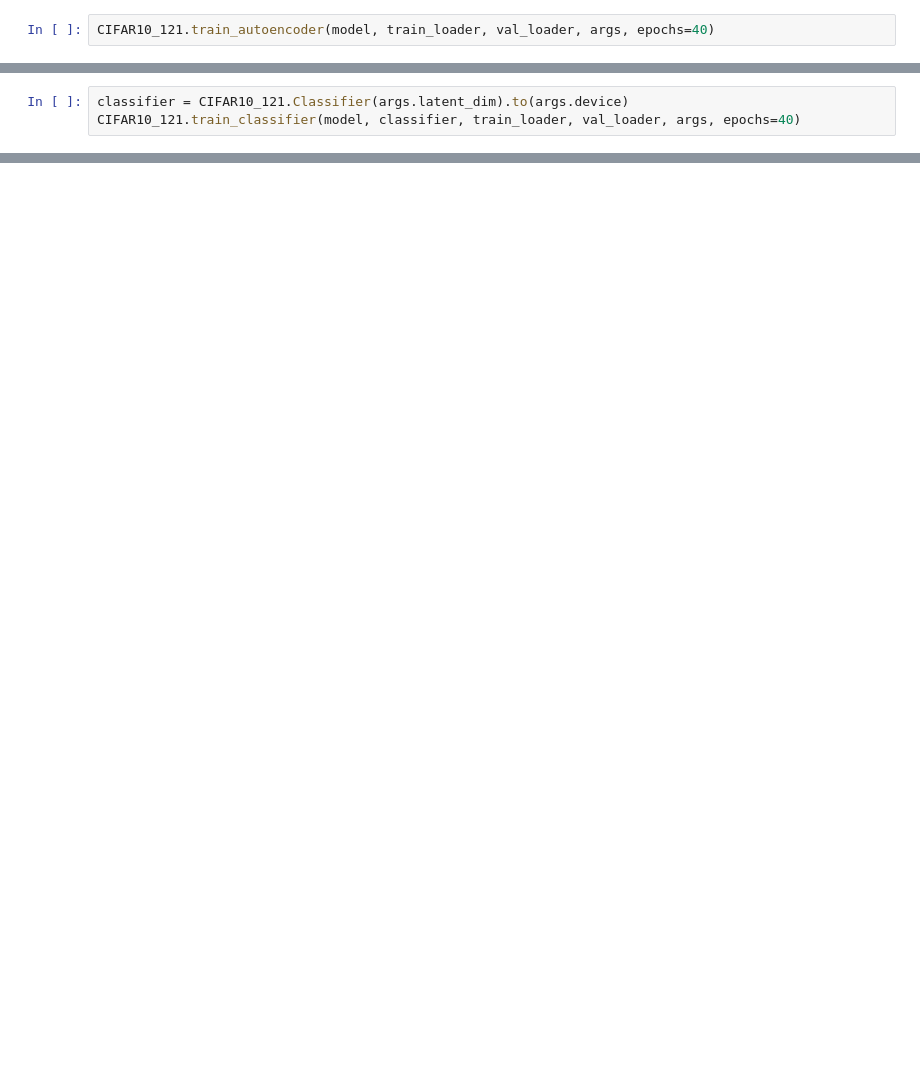
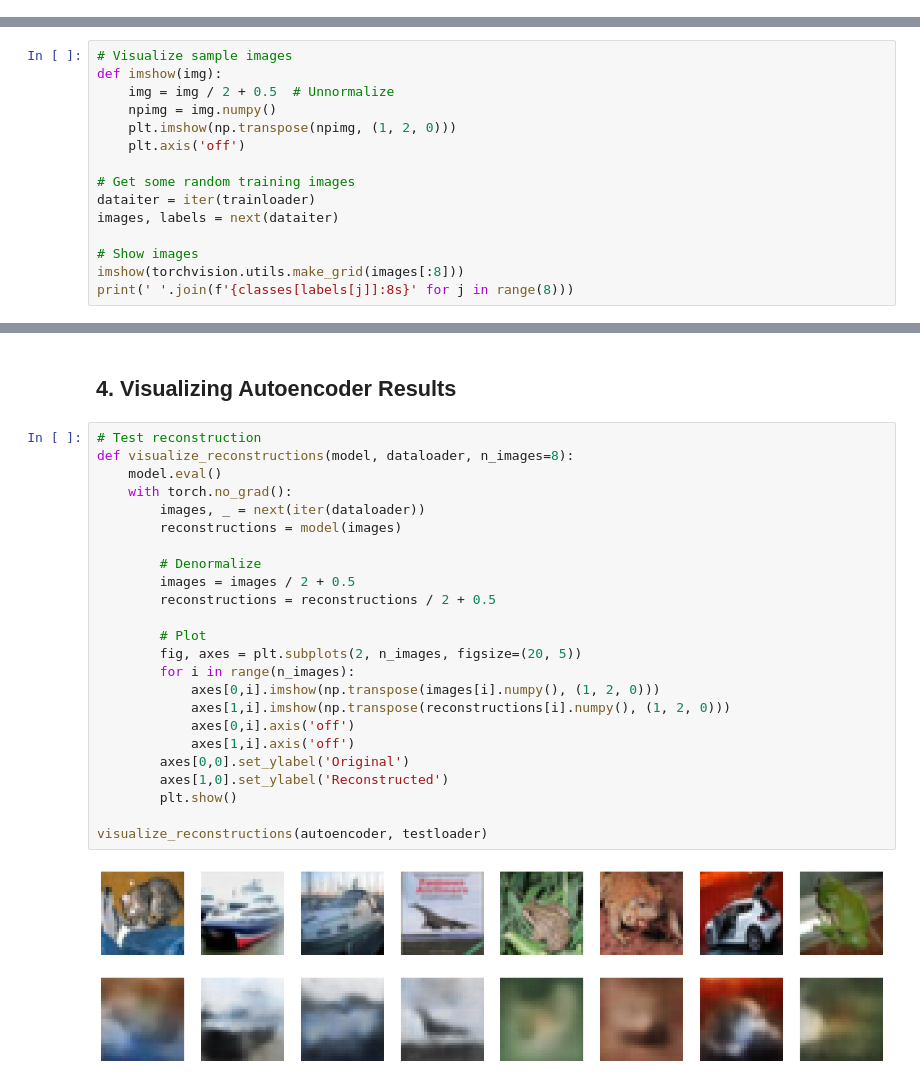
Before and after one commit to nikolro/Autoencoders-CIFAR10-MNIST, a Jupyter notebook: CIFAR10-121/CIFAR10_121.ipynb, the cells around one changed output, grey strips where cells are left out. Saved outputs shown, nothing was run; the diff lists cells and outputs as text; blank space fills up the shorter version.

Commit message:
made change to 121 and 123 in CIFAR

```diff
--- a/CIFAR10-121/CIFAR10_121.ipynb
+++ b/CIFAR10-121/CIFAR10_121.ipynb
@@ -120,2 +0,0 @@ plt.show()
-# %%
-CIFAR10_121.train_autoencoder(model, train_loader, val_loader, args, epochs=40)
@@ -178,3 +0,0 @@ plt.show()
-# %%
-classifier = CIFAR10_121.Classifier(args.latent_dim).to(args.device)
-CIFAR10_121.train_classifier(model, classifier, train_loader, val_loader, args, epochs=40)
@@ -198,0 +36,15 @@ Finished Training Classifier
+# %%
+# Visualize sample images
+def imshow(img):
+    img = img / 2 + 0.5  # Unnormalize
+    npimg = img.numpy()
+    plt.imshow(np.transpose(npimg, (1, 2, 0)))
+    plt.axis('off')
+
+# Get some random training images
+dataiter = iter(trainloader)
+images, labels = next(dataiter)
+
+# Show images
+imshow(torchvision.utils.make_grid(images[:8]))
+print(' '.join(f'{classes[labels[j]]:8s}' for j in range(8)))
@@ -198,0 +162,28 @@ Finished Training Classifier
+# %% [markdown]
+## 4. Visualizing Autoencoder Results
+# %%
+# Test reconstruction
+def visualize_reconstructions(model, dataloader, n_images=8):
+    model.eval()
+    with torch.no_grad():
+        images, _ = next(iter(dataloader))
+        reconstructions = model(images)
+
+        # Denormalize
+        images = images / 2 + 0.5
+        reconstructions = reconstructions / 2 + 0.5
+
+        # Plot
+        fig, axes = plt.subplots(2, n_images, figsize=(20, 5))
+        for i in range(n_images):
+            axes[0,i].imshow(np.transpose(images[i].numpy(), (1, 2, 0)))
+            axes[1,i].imshow(np.transpose(reconstructions[i].numpy(), (1, 2, 0)))
+            axes[0,i].axis('off')
+            axes[1,i].axis('off')
+        axes[0,0].set_ylabel('Original')
+        axes[1,0].set_ylabel('Reconstructed')
+        plt.show()
+
+visualize_reconstructions(autoencoder, testloader)
+# %% [output]
+[figure, added]
```
Also changed, not shown: parts of 31 cells of this notebook, 2 other files.
